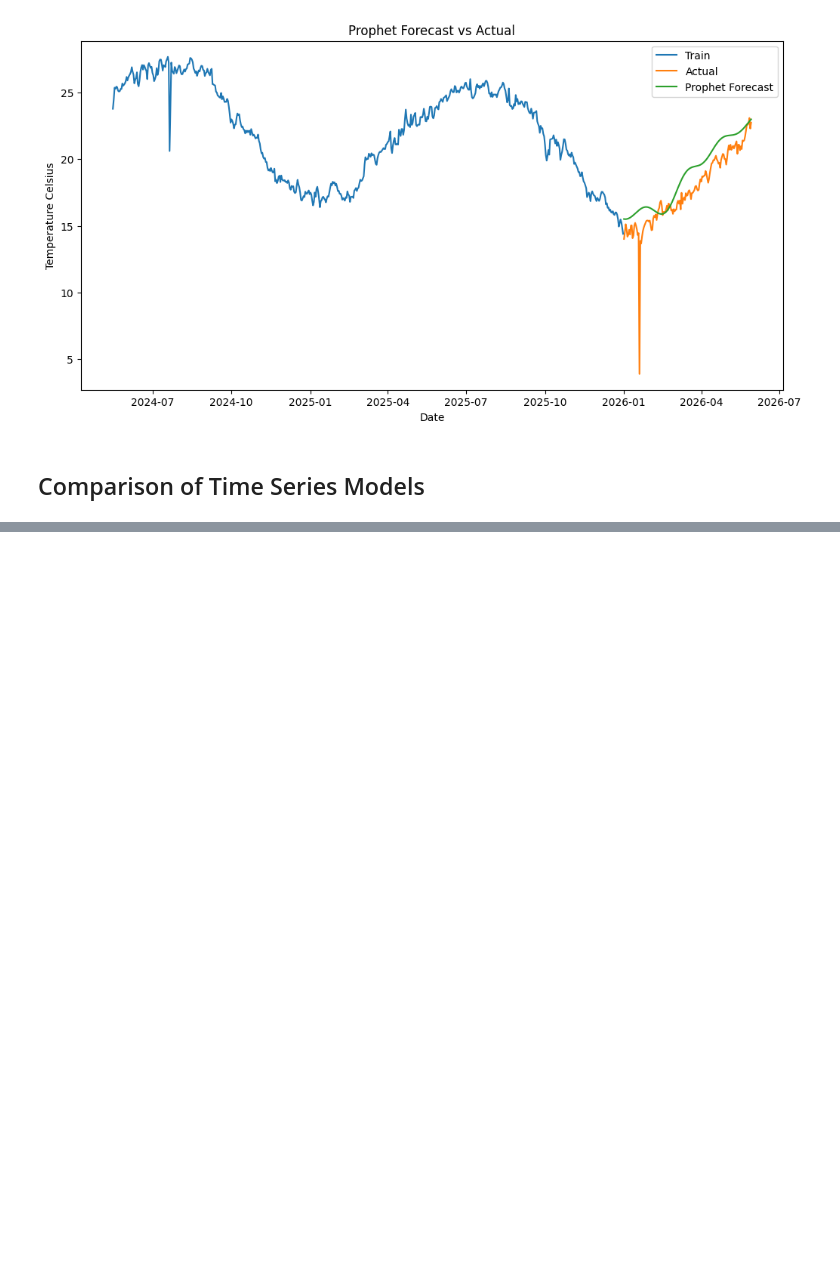
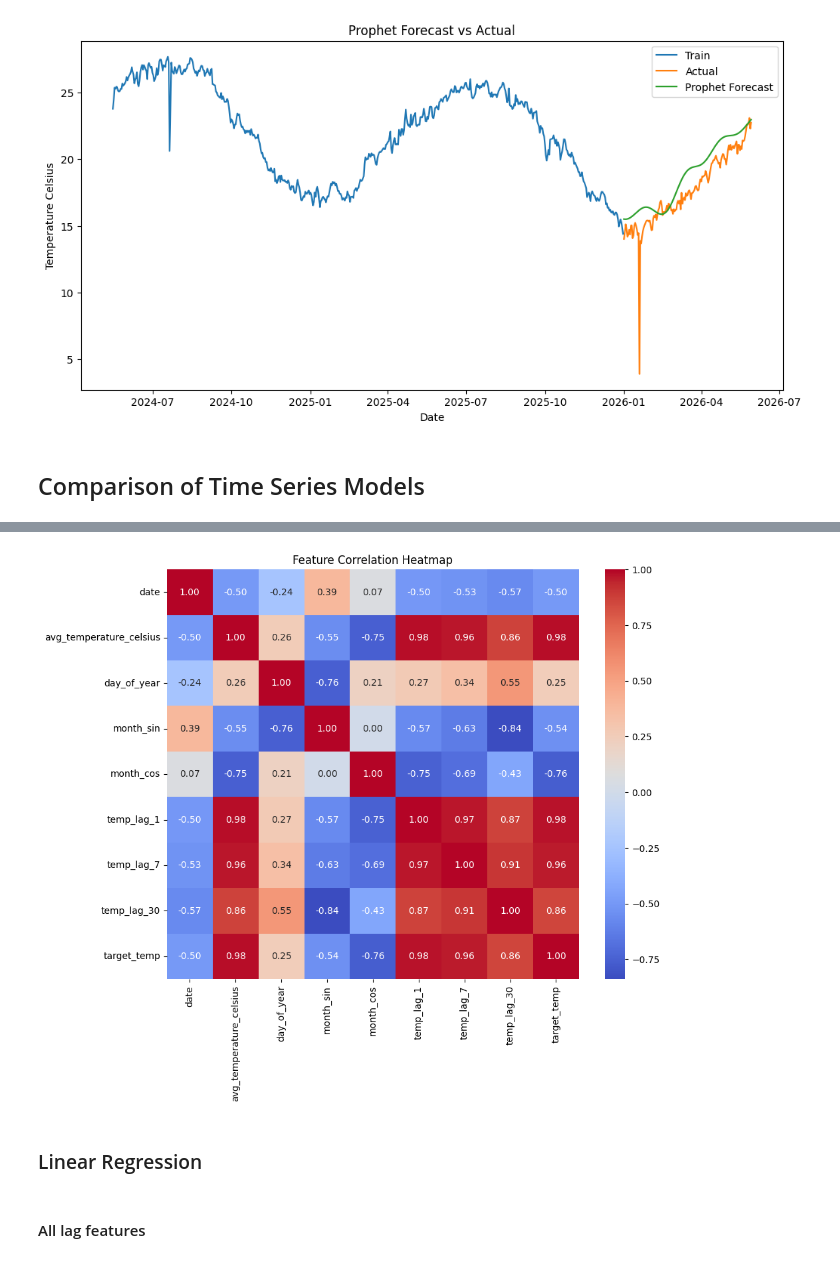
Before and after one commit to kgulbarg/Global-Weather-Forecasting, a Jupyter notebook: global_weather_5_modelling.ipynb, the cells around one changed output, grey strips where cells are left out. Drawn from its saved outputs; the diff is of its cells as text; code cells hidden in the pictures; blank space fills up the shorter version.

Commit message:
Linear regression experiments

```diff
--- a/global_weather_5_modelling.ipynb
+++ b/global_weather_5_modelling.ipynb
@@ -308,0 +337,38 @@ Prophet MAE:1.193  RMSE:1.608  R2:0.643
+# %%
+df = df.sort_values('last_updated').copy()
+
+daily_df = (
+    df.groupby(df['last_updated'].dt.date)
+      .agg({
+          'temperature_celsius': 'mean',
+          'day_of_year': 'first',
+          'month_sin': 'first',
+          'month_cos': 'first'
+      })
+      .reset_index()
+)
+
+daily_df = daily_df.rename(columns={
+    'last_updated': 'date',
+    'temperature_celsius': 'avg_temperature_celsius'
+})
+
+daily_df['date'] = pd.to_datetime(daily_df['date'])
+
+daily_df['temp_lag_1'] = daily_df['avg_temperature_celsius'].shift(1)
+daily_df['temp_lag_7'] = daily_df['avg_temperature_celsius'].shift(7)
+daily_df['temp_lag_30'] = daily_df['avg_temperature_celsius'].shift(30)
+
+daily_df['target_temp'] = daily_df['avg_temperature_celsius'].shift(-1)
+
+daily_model_df = daily_df.dropna().copy()
+
+features = [
+    'avg_temperature_celsius',
+    'temp_lag_1',
+    'temp_lag_7',
+    'temp_lag_30',
+    'day_of_year',
+    'month_sin',
+    'month_cos'
+]
@@ -308,0 +398,13 @@ Prophet MAE:1.193  RMSE:1.608  R2:0.643
+# %%
+# heatmap of correlation
+import seaborn as sns
+plt.figure(figsize=(10,8))
+sns.heatmap(daily_model_df.corr(), annot=True, cmap='coolwarm', fmt='.2f')
+plt.title('Feature Correlation Heatmap')
+plt.show()
+# %% [output]
+[figure, added]
+# %% [markdown]
+### Linear Regression
+# %% [markdown]
+####  All lag features
```
Also changed, not shown: parts of 31 cells of this notebook, 4 other files.
